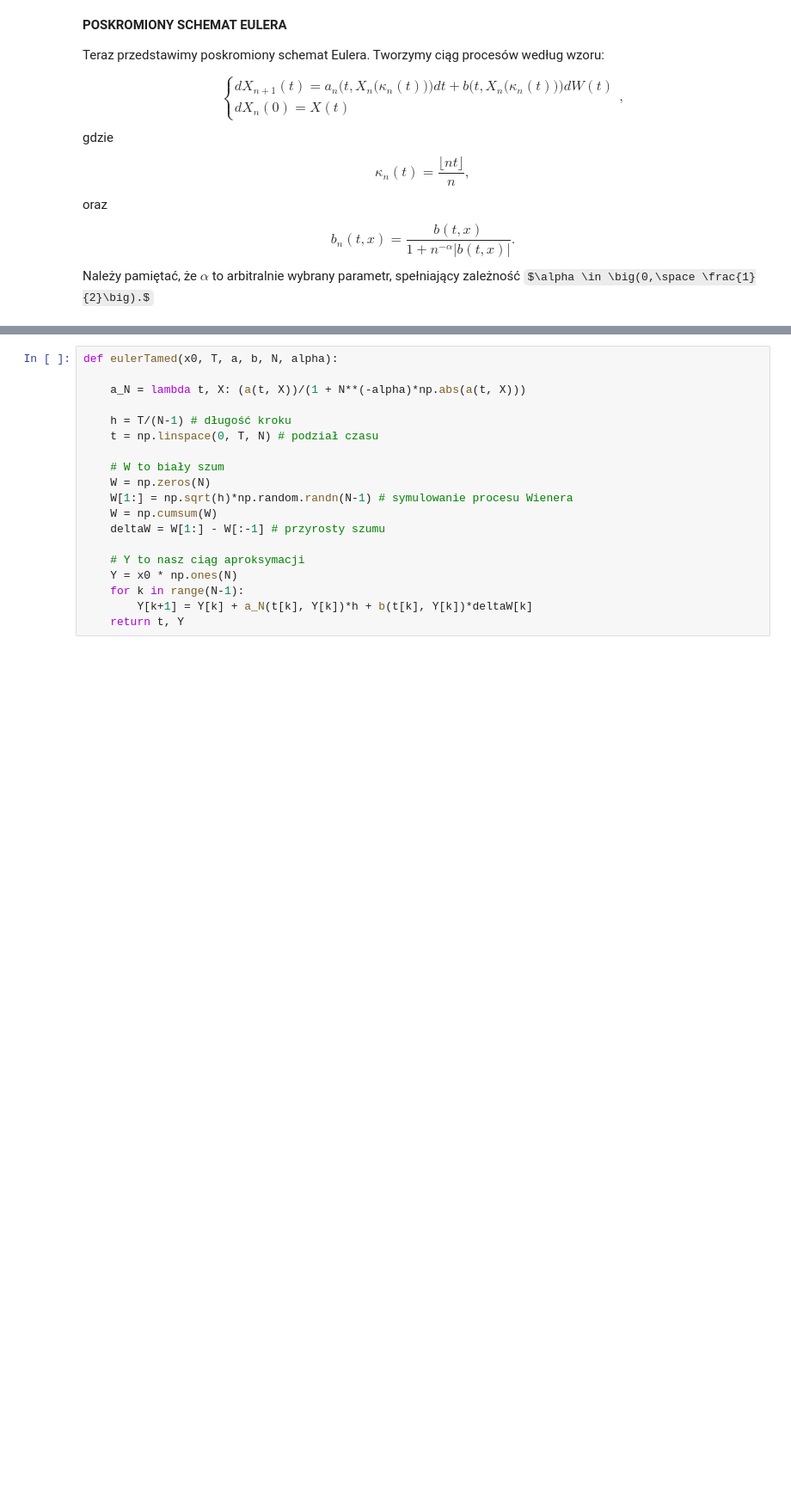
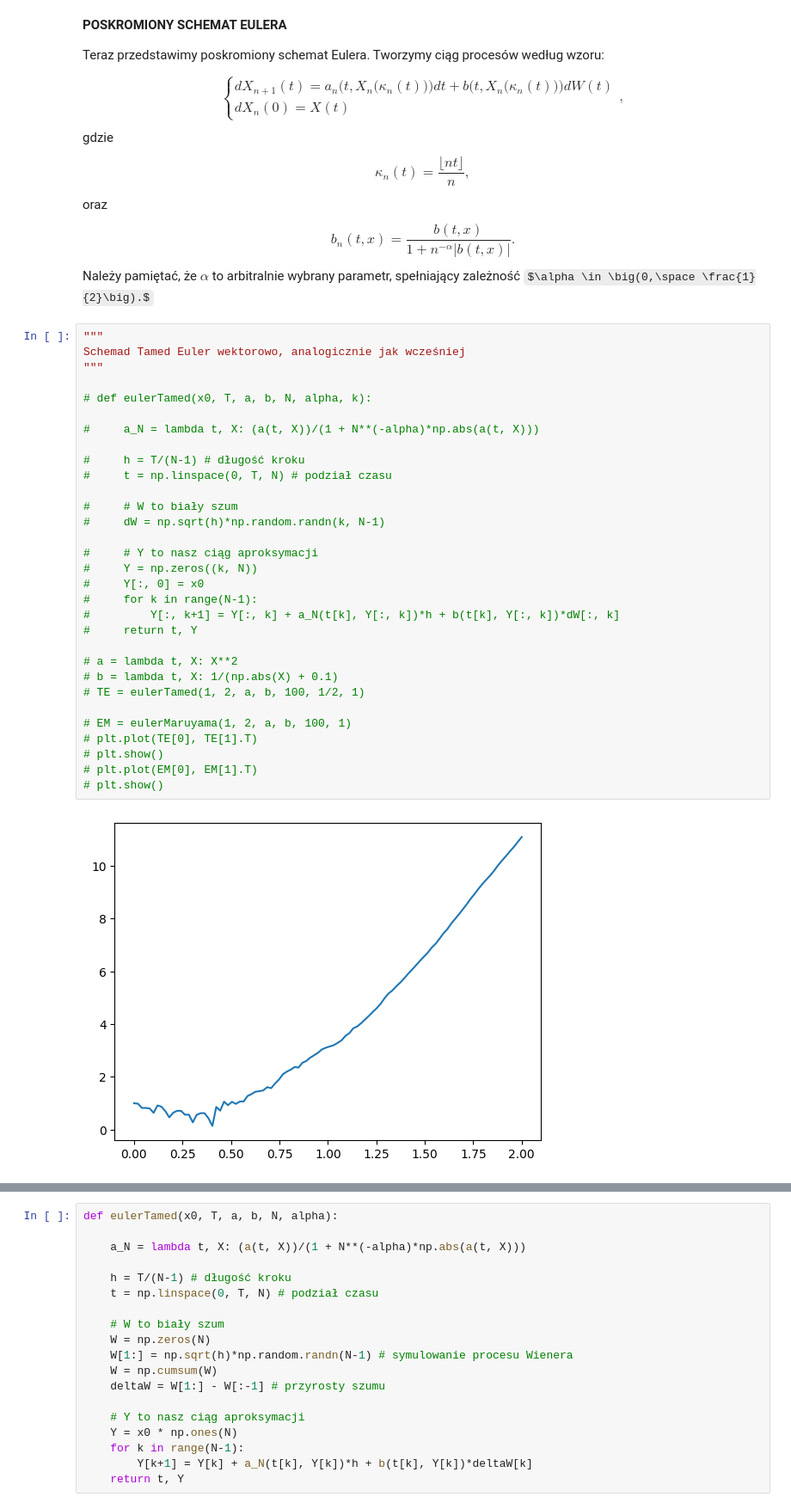
Before and after one commit to Hel4r/MNSRR-projekt-zaliczeniowy, a Jupyter notebook: symulacja.ipynb, the cells around one changed output, grey strips where cells are left out. Shown at 86% size. Cells and saved outputs as stored; diff of their text form; some formulas as TeX source; blank space fills up the shorter version.

Commit message:
dodałem ci wektorowe euler-maruyama i tamed euler, powinno działać trochę szybciej

```diff
--- a/symulacja.ipynb
+++ b/symulacja.ipynb
@@ -56,3 +77,36 @@ $$
 b_n (t, x) = \frac{b(t, x)}{1 + n^{-\alpha}|b(t, x)|}.
 $$
 Należy pamiętać, że $\alpha$ to arbitralnie wybrany parametr, spełniający zależność $\alpha \in \big(0,\space \frac{1}{2}\big).$
+# %%
+"""
+Schemad Tamed Euler wektorowo, analogicznie jak wcześniej
+"""
+
+# def eulerTamed(x0, T, a, b, N, alpha, k):
+
+#     a_N = lambda t, X: (a(t, X))/(1 + N**(-alpha)*np.abs(a(t, X)))
+
+#     h = T/(N-1) # długość kroku
+#     t = np.linspace(0, T, N) # podział czasu
+
+#     # W to biały szum
+#     dW = np.sqrt(h)*np.random.randn(k, N-1)
+
+#     # Y to nasz ciąg aproksymacji
+#     Y = np.zeros((k, N))
+#     Y[:, 0] = x0
+#     for k in range(N-1):
+#         Y[:, k+1] = Y[:, k] + a_N(t[k], Y[:, k])*h + b(t[k], Y[:, k])*dW[:, k]
+#     return t, Y
+
+# a = lambda t, X: X**2
+# b = lambda t, X: 1/(np.abs(X) + 0.1)
+# TE = eulerTamed(1, 2, a, b, 100, 1/2, 1)
+
+# EM = eulerMaruyama(1, 2, a, b, 100, 1)
+# plt.plot(TE[0], TE[1].T)
+# plt.show()
+# plt.plot(EM[0], EM[1].T)
+# plt.show()
+# %% [output]
+[figure, added]
```
Also changed, not shown: parts of 3 cells of this notebook.
